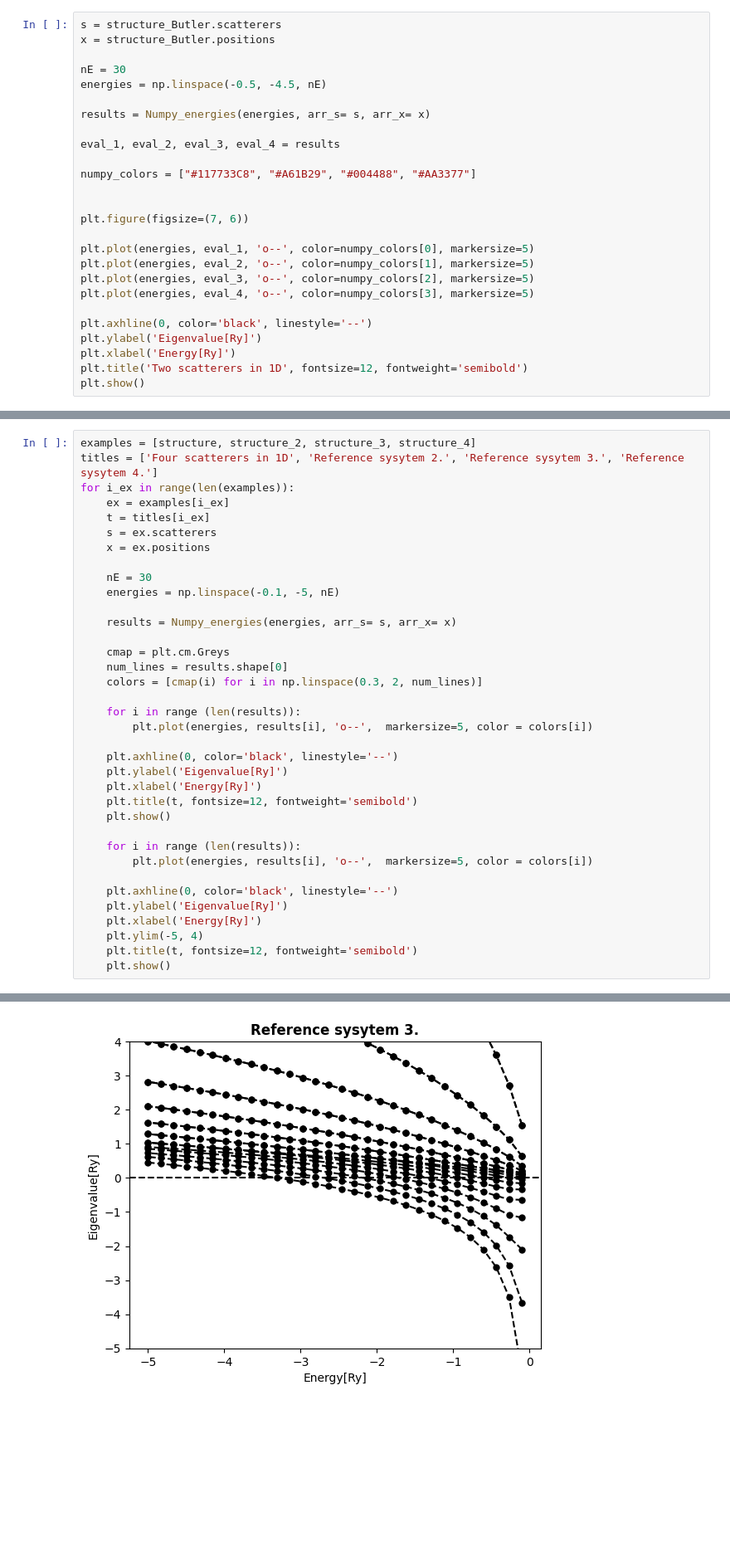
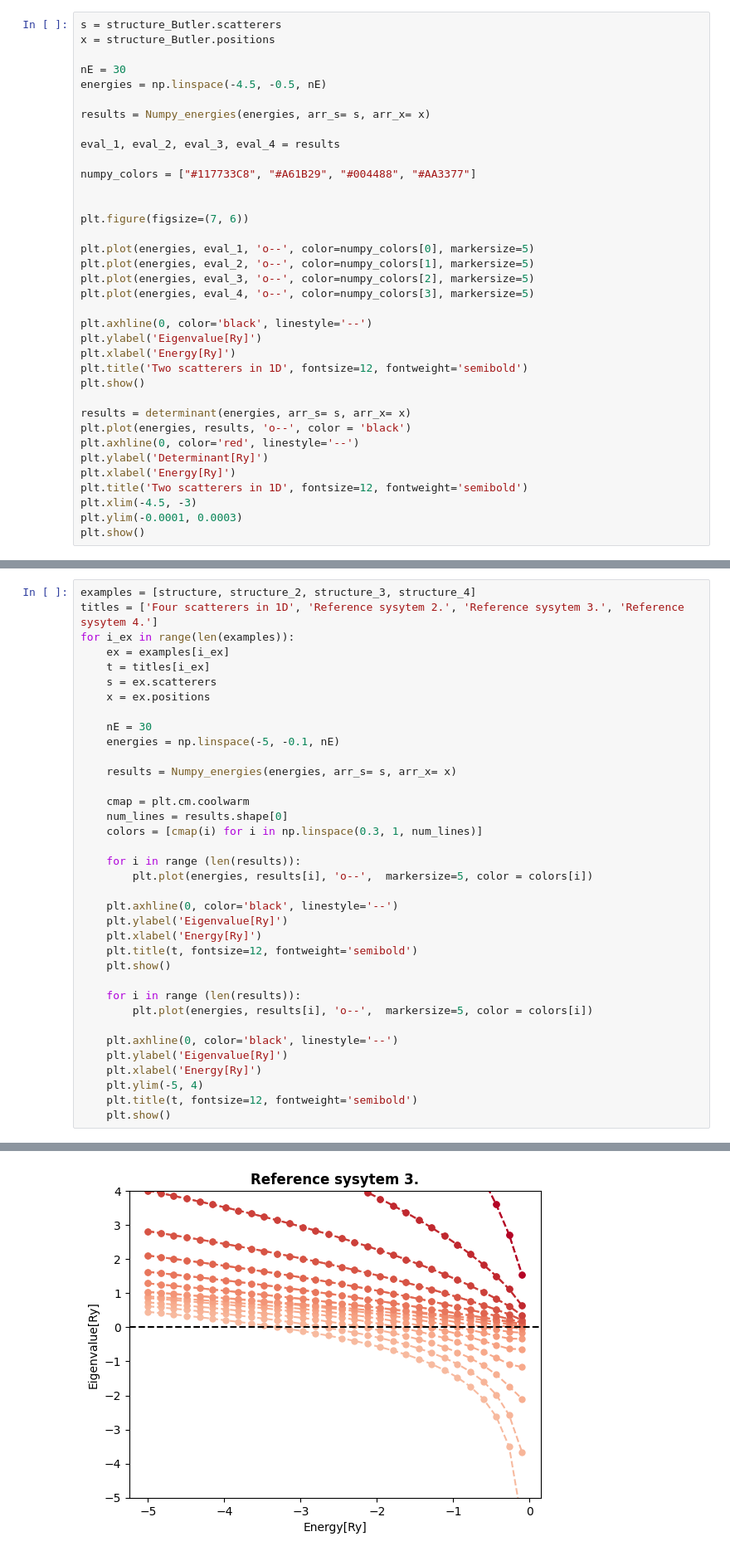
Before and after one commit to m-martyna/QuantumMST, a Jupyter notebook: thesis_plots.ipynb, the cells around one changed output, grey strips where cells are left out. Shown at 83% size. Saved outputs shown, nothing was run; the diff lists cells and outputs as text; blank space fills up the shorter version.

```diff
--- a/thesis_plots.ipynb
+++ b/thesis_plots.ipynb
@@ -78,7 +95,7 @@ s = structure_Butler.scatterers
 x = structure_Butler.positions
 
 nE = 30
-energies = np.linspace(-0.5, -4.5, nE)
+energies = np.linspace(-4.5, -0.5, nE)
 
 results = Numpy_energies(energies, arr_s= s, arr_x= x)
 
@@ -99,5 +116,15 @@ plt.ylabel('Eigenvalue[Ry]')
 plt.xlabel('Energy[Ry]')
 plt.title('Two scatterers in 1D', fontsize=12, fontweight='semibold')
 plt.show()
+
+results = determinant(energies, arr_s= s, arr_x= x)
+plt.plot(energies, results, 'o--', color = 'black')
+plt.axhline(0, color='red', linestyle='--')
+plt.ylabel('Determinant[Ry]')
+plt.xlabel('Energy[Ry]')
+plt.title('Two scatterers in 1D', fontsize=12, fontweight='semibold')
+plt.xlim(-4.5, -3)
+plt.ylim(-0.0001, 0.0003)
+plt.show()
 # %% [output]
 [figure]
@@ -111,13 +139,13 @@ for i_ex in range(len(examples)):
     x = ex.positions
 
     nE = 30
-    energies = np.linspace(-0.1, -5, nE)
+    energies = np.linspace(-5, -0.1, nE)
 
     results = Numpy_energies(energies, arr_s= s, arr_x= x)
 
-    cmap = plt.cm.Greys
+    cmap = plt.cm.coolwarm
     num_lines = results.shape[0]
-    colors = [cmap(i) for i in np.linspace(0.3, 2, num_lines)]
+    colors = [cmap(i) for i in np.linspace(0.3, 1, num_lines)]
 
     for i in range (len(results)):
         plt.plot(energies, results[i], 'o--',  markersize=5, color = colors[i])
@@ -146 +174 @@ for i_ex in range(len(examples)):
-[figure, old version]
+[figure, new version]
```
Also changed, not shown: parts of 8 cells of this notebook, 20 other files.
